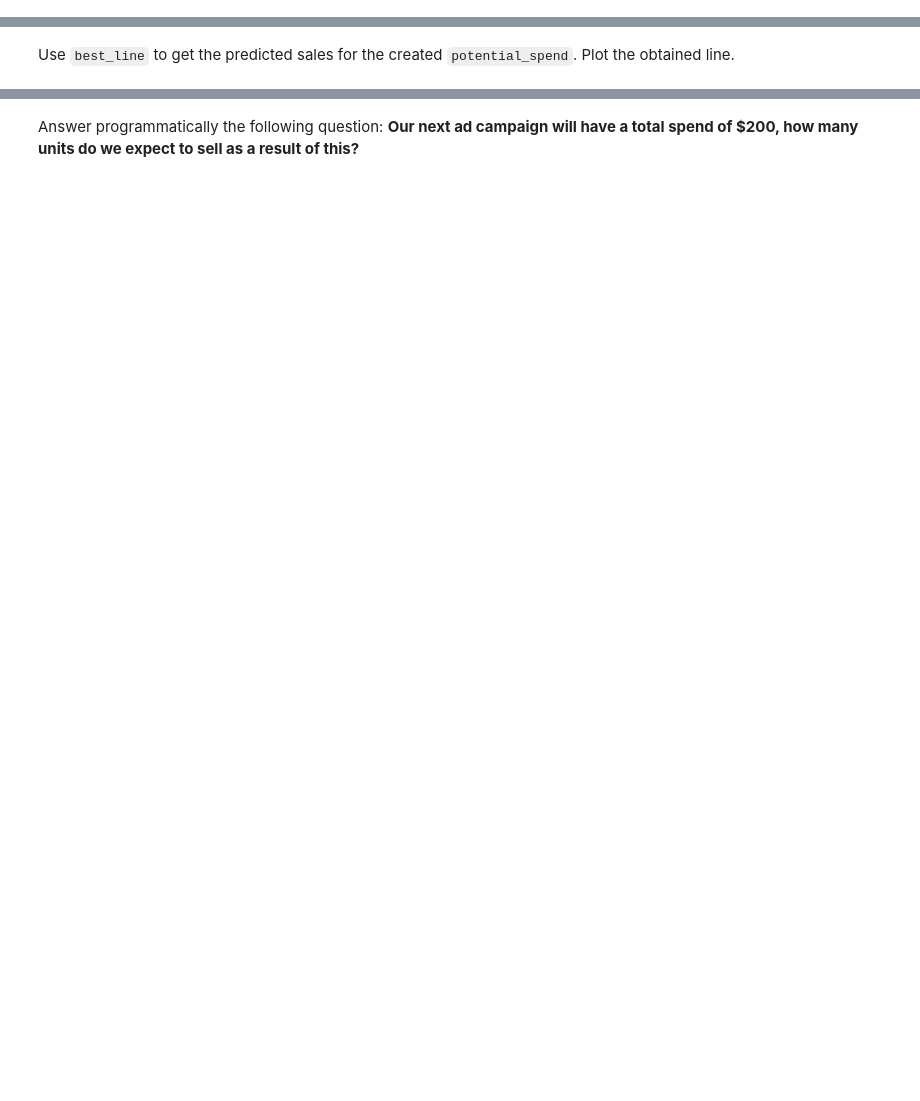
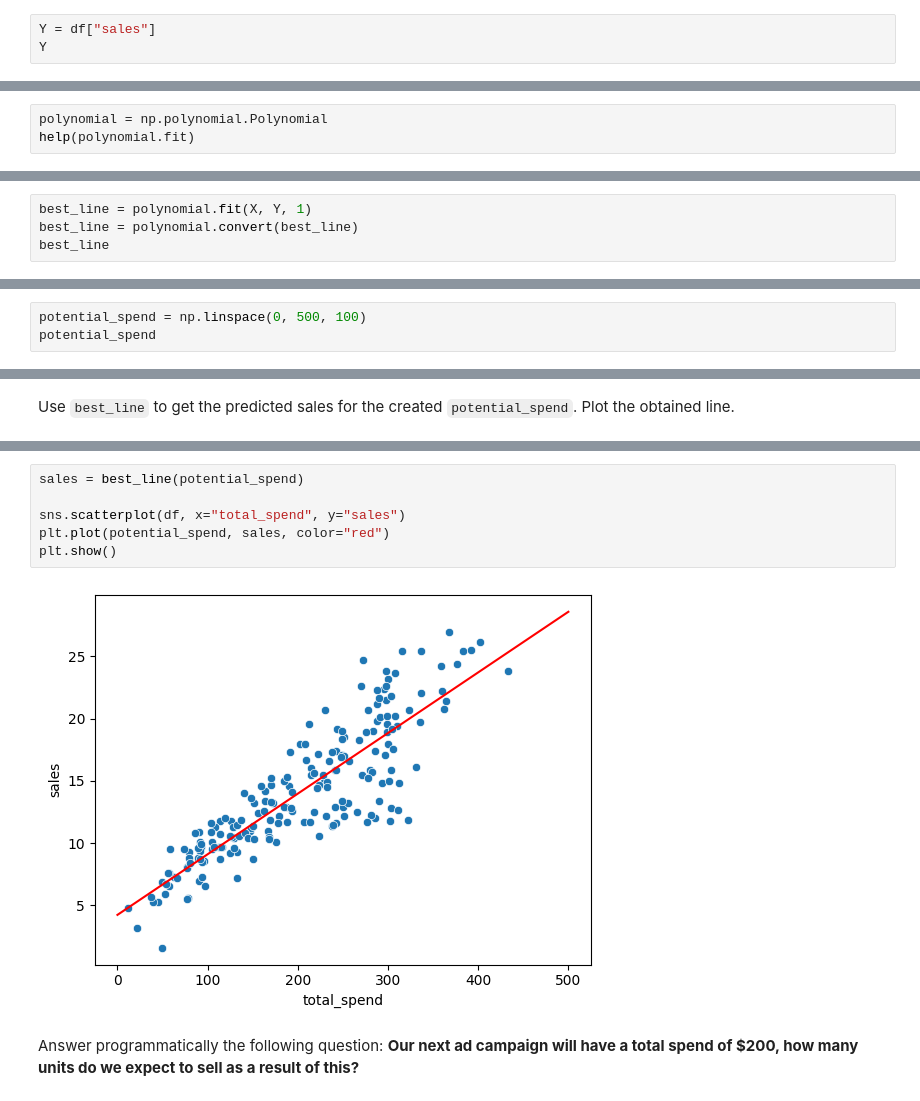
Before and after one commit to bili2002/ML_23-24, a Jupyter notebook: Week_04 - Hello, Scikit-learn! Linear Regression/1_simple_linear_regression_with_numpy.ipynb, the cells around one changed output, grey strips where cells are left out. Saved outputs shown, nothing was run; the diff lists cells and outputs as text; blank space fills up the shorter version.

```diff
--- a/Week_04 - Hello, Scikit-learn! Linear Regression/1_simple_linear_regression_with_numpy.ipynb
+++ b/Week_04 - Hello, Scikit-learn! Linear Regression/1_simple_linear_regression_with_numpy.ipynb
@@ -107,0 +109,3 @@ Name: sales, Length: 200, dtype: float64
+# %%
+Y = df["sales"]
+Y
@@ -149,0 +129,3 @@ convert(self, domain=None, kind=None, window=None)
+# %%
+polynomial = np.polynomial.Polynomial
+help(polynomial.fit)
@@ -156,0 +174,4 @@ $x \mapsto \text{4.24302822} + \text{0.04868788}\,x$
+# %%
+best_line = polynomial.fit(X, Y, 1)
+best_line = polynomial.convert(best_line)
+best_line
@@ -177,0 +182,3 @@ array([  0.        ,   5.05050505,  10.1010101 ,  15.15151515,
+# %%
+potential_spend = np.linspace(0, 500, 100)
+potential_spend
@@ -183,2 +228,10 @@ Use `best_line` to get the predicted sales for the created `potential_spend`. Pl
+# %%
+sales = best_line(potential_spend)
+
+sns.scatterplot(df, x="total_spend", y="sales")
+plt.plot(potential_spend, sales, color="red")
+plt.show()
+# %% [output]
+[figure, added]
 # %% [markdown]
 Answer programmatically the following question: **Our next ad campaign will have a total spend of $200, how many units do we expect to sell as a result of this?**
```
Also changed, not shown: parts of 34 cells of this notebook, 2 other files.
